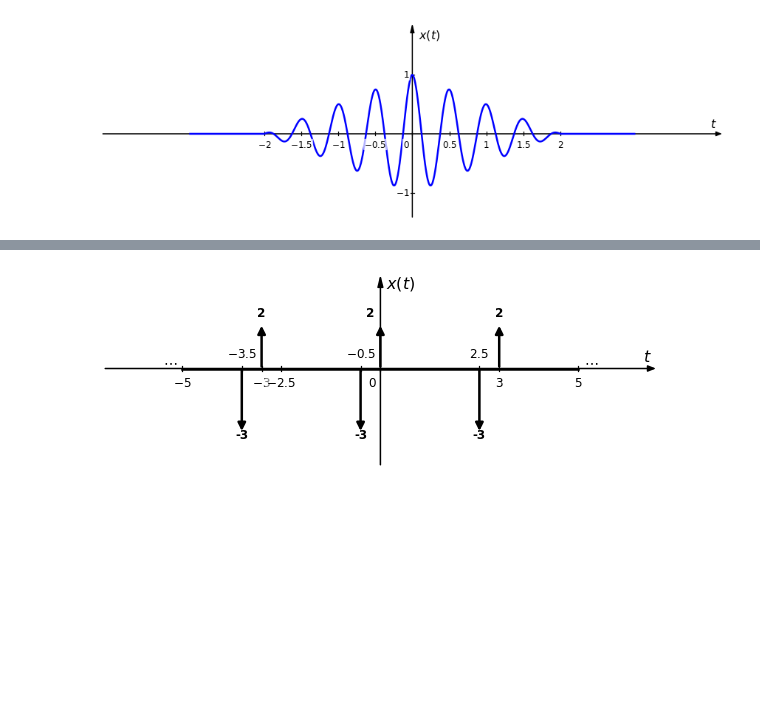
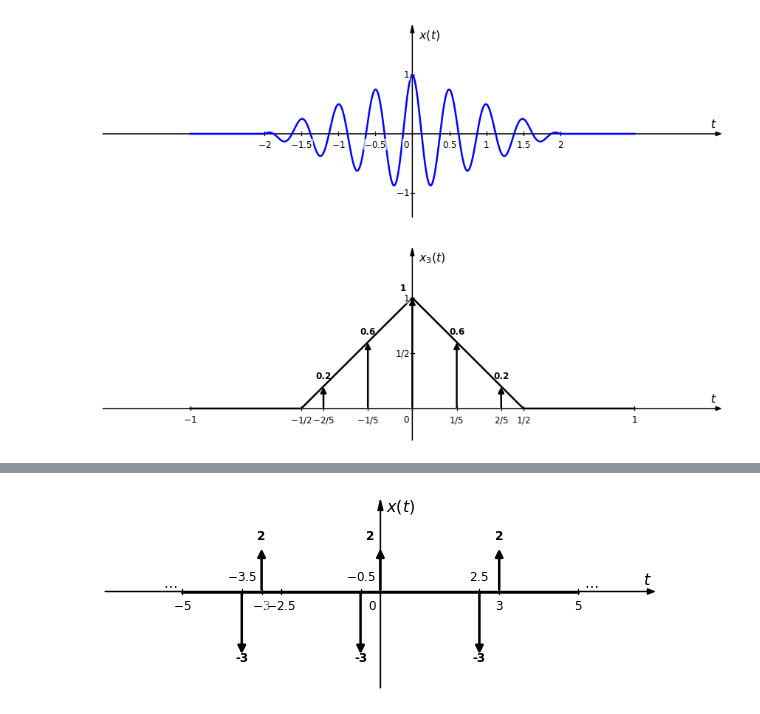
Before and after one commit to miguelmartfern/BlockDiagrams, a Jupyter notebook: docs/notebooks/signal_examples.ipynb, the cells around one changed output, grey strips where cells are left out. Cells and saved outputs as stored; diff of their text form; code cells hidden in the pictures; blank space fills up the shorter version.

```diff
--- a/docs/notebooks/signal_examples.ipynb
+++ b/docs/notebooks/signal_examples.ipynb
@@ -51,2 +51,12 @@ signal1.plot()
 # %% [output]
 [figure]
+# %%
+from blockdiagrams import SignalPlotter
+
+sp = SignalPlotter(horiz_range=(-1, 1), fraction_ticks=True, figsize=(12, 4))
+sp.add_signal("x1(t) = tri(2*t)")
+sp.add_signal("x2(t) = delta(t)", period=0.2)
+sp.add_signal("x3(t) = x1(t) * (1 + x2(t))", label="x_3(t)")
+sp.plot("x3")
+# %% [output]
+[figure, added]
```
Also changed, not shown: parts of 6 cells of this notebook, 1 other file.
